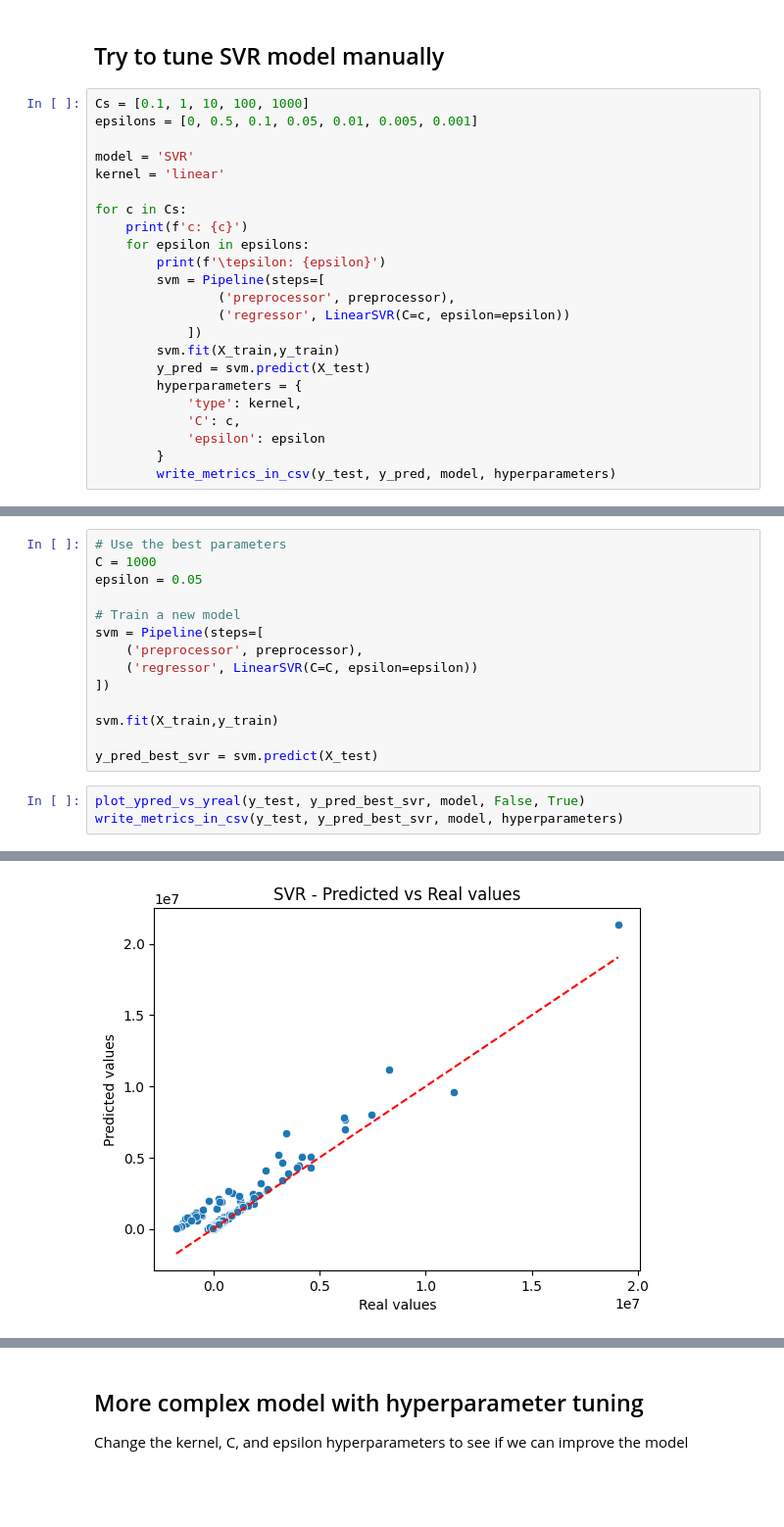
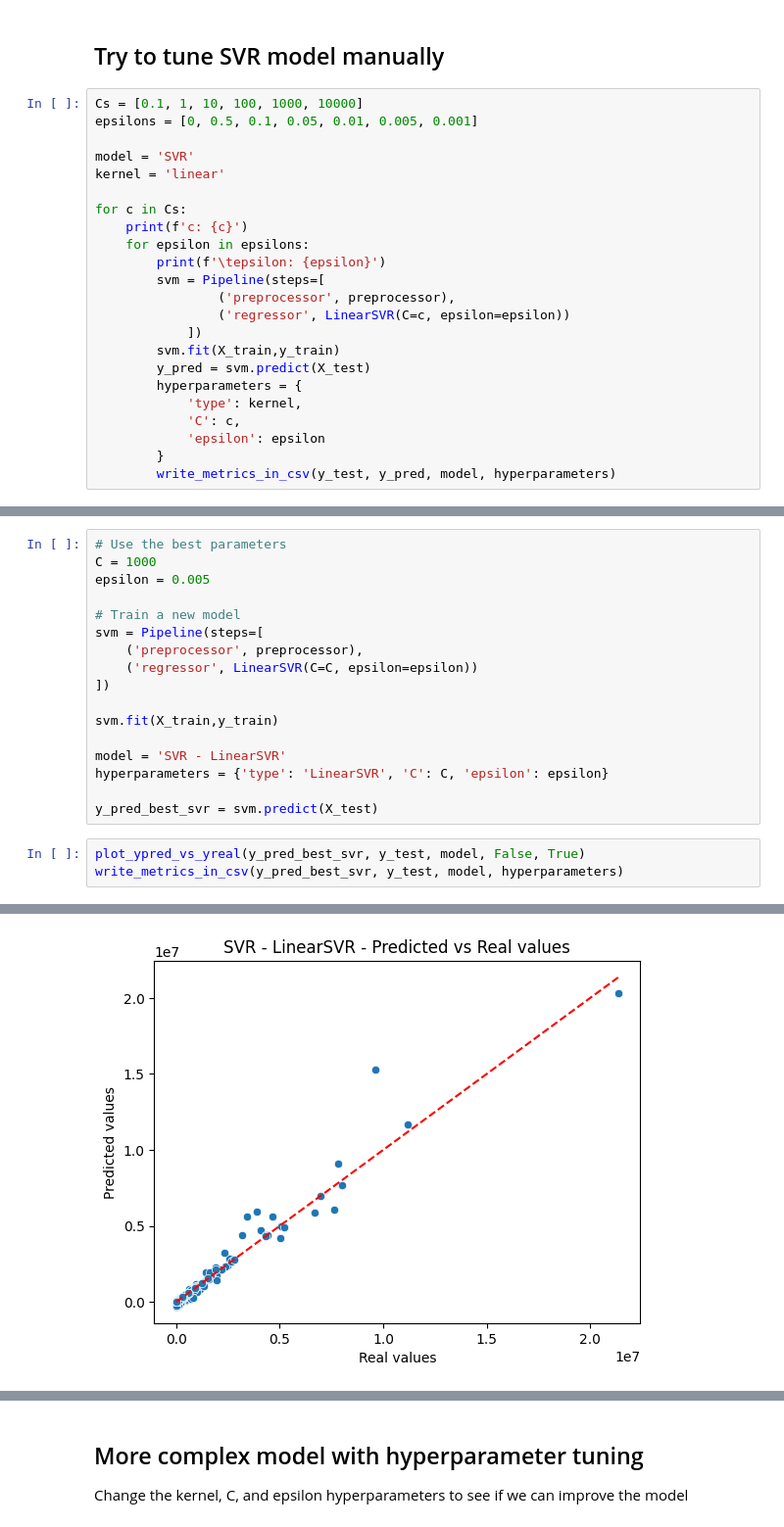
Before and after one commit to pierre-jezegou/fib-ml-project, a Jupyter notebook: models/svm.ipynb, the cells around one changed output, grey strips where cells are left out. Shown: that part at 98% size. Cells and saved outputs as stored; diff of their text form; blank space fills up the shorter version.

Commit message:
Fixed parameters C and epsilon for the final model

```diff
--- a/models/svm.ipynb
+++ b/models/svm.ipynb
@@ -81,7 +81,7 @@ write_metrics_in_csv(y_test, y_pred, model, hyperparameters)
 # %% [markdown]
 ## Try to tune SVR model manually
 # %%
-Cs = [0.1, 1, 10, 100, 1000]
+Cs = [0.1, 1, 10, 100, 1000, 10000]
 epsilons = [0, 0.5, 0.1, 0.05, 0.01, 0.005, 0.001]
 
 model = 'SVR'
@@ -124,7 +124,7 @@ c: 10
 # %%
 # Use the best parameters
 C = 1000
-epsilon = 0.05
+epsilon = 0.005
 
 # Train a new model
 svm = Pipeline(steps=[
@@ -134,9 +134,12 @@ svm = Pipeline(steps=[
 
 svm.fit(X_train,y_train)
 
+model = 'SVR - LinearSVR'
+hyperparameters = {'type': 'LinearSVR', 'C': C, 'epsilon': epsilon}
+
 y_pred_best_svr = svm.predict(X_test)
 # %%
-plot_ypred_vs_yreal(y_test, y_pred_best_svr, model, False, True)
-write_metrics_in_csv(y_test, y_pred_best_svr, model, hyperparameters)
+plot_ypred_vs_yreal(y_pred_best_svr, y_test, model, False, True)
+write_metrics_in_csv(y_pred_best_svr, y_test, model, hyperparameters)
 # %% [output]
 |  | Model | Hyperparameters | Mean Squared Error | Mean Absolute Error | Median Absolute Error | R2 Score |
@@ -144,4 +147,4 @@ write_metrics_in_csv(y_test, y_pred_best_svr, model, hyperparameters)
-[figure, old version]
+[figure, new version]
 # %%
 plot_variable_importance(svm, X_train, y_train, 5)
 # %% [output]
```
Also changed, not shown: parts of 6 cells of this notebook.
